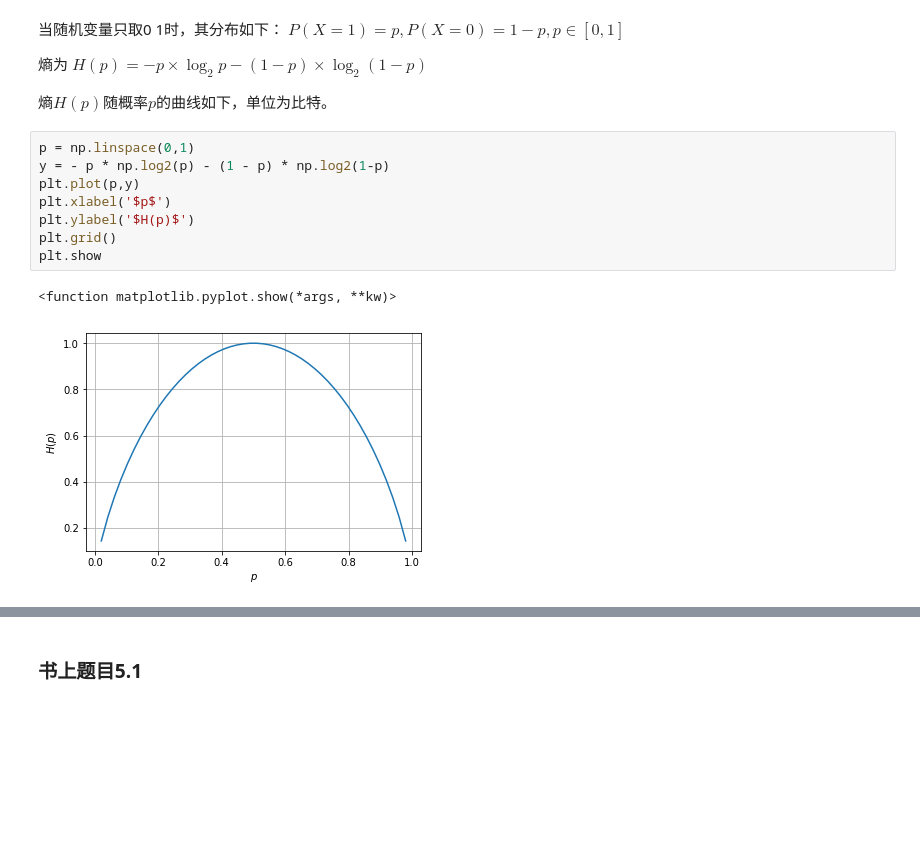
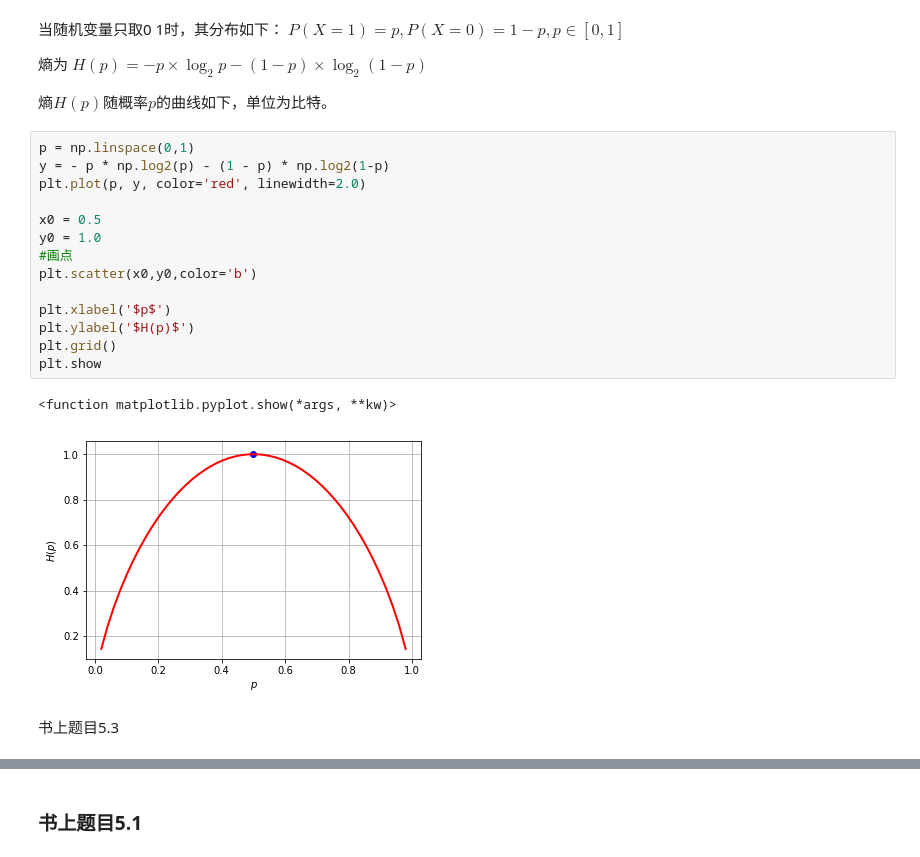
Before and after one commit to shiqi0404/lihang-code, a Jupyter notebook: 第05章 决策树/5.DecisonTree.ipynb, the cells around one changed output, grey strips where cells are left out. Saved outputs shown, nothing was run; the diff lists cells and outputs as text; blank space fills up the shorter version.

```diff
--- a/第05章 决策树/5.DecisonTree.ipynb
+++ b/第05章 决策树/5.DecisonTree.ipynb
@@ -70,11 +70,19 @@ $P(X=1) = p, P(X=0) = 1 - p, p \in [0,1]$
 # %%
 p = np.linspace(0,1)
 y = - p * np.log2(p) - (1 - p) * np.log2(1-p)
-plt.plot(p,y)
+plt.plot(p, y, color='red', linewidth=2.0)
+
+x0 = 0.5
+y0 = 1.0
+#画点
+plt.scatter(x0,y0,color='b')
+
 plt.xlabel('$p$')
 plt.ylabel('$H(p)$')
 plt.grid()
 plt.show
 # %% [output]
 <function matplotlib.pyplot.show(*args, **kw)>
-[figure, old version]
+[figure, new version]
+# %% [markdown]
+书上题目5.3
```
Also changed, not shown: parts of 12 cells of this notebook, 1 other file.
